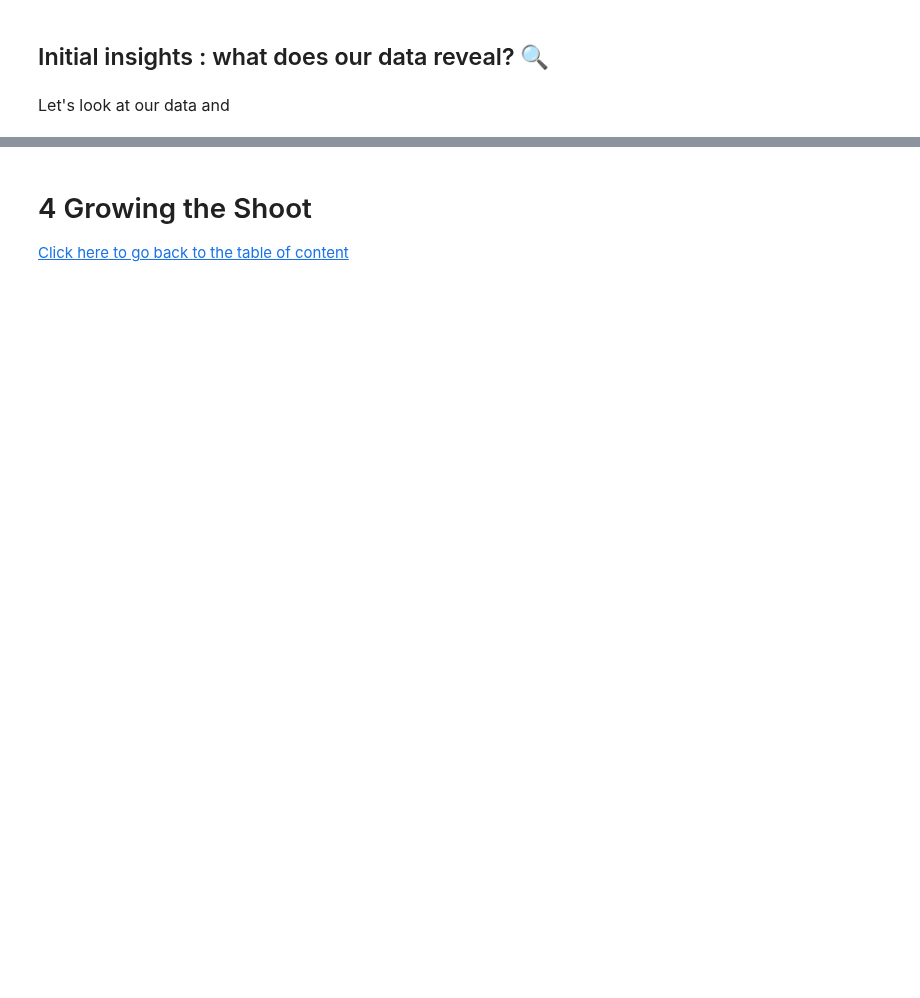
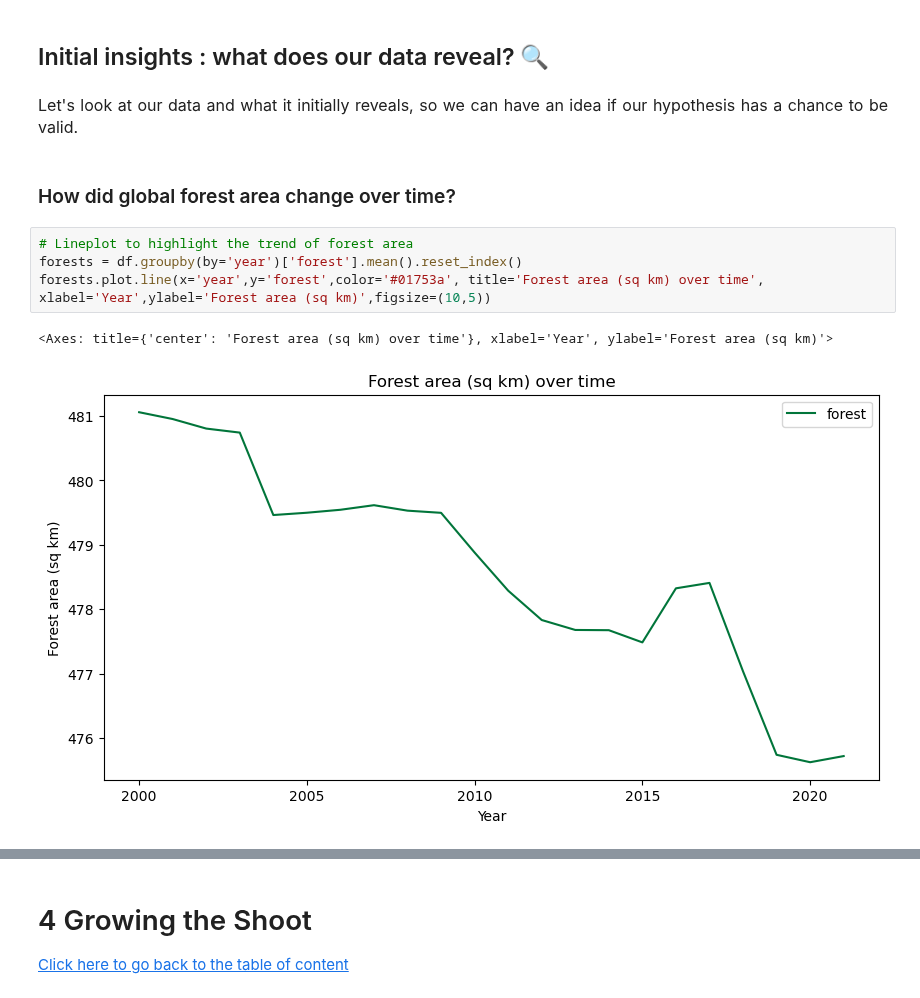
Before and after one commit to ZeliaDec/DataScience, a Jupyter notebook: Final_submission.ipynb, the cells around one changed output, grey strips where cells are left out. Drawn from its saved outputs; the diff is of its cells as text; blank space fills up the shorter version.

```diff
--- a/Final_submission.ipynb
+++ b/Final_submission.ipynb
@@ -99,4 +109,13 @@ The relationship between corn expansion and deforestation is shaped by numerous
 # %% [markdown]
 ## Initial insights : what does our data reveal? 🔍
 # %% [markdown]
-<p style="font-family: 'Trebuchet', sans-serif; font-size:16px;text-align:justify;line-height: 1.6;">  Let's look at our data and
+<p style="font-family: 'Trebuchet', sans-serif; font-size:16px;text-align:justify;line-height: 1.6;">  Let's look at our data and what it initially reveals, so we can have an idea if our hypothesis has a chance to be valid. </p>
+# %% [markdown]
+### How did global forest area change over time?
+# %%
+# Lineplot to highlight the trend of forest area
+forests = df.groupby(by='year')['forest'].mean().reset_index()
+forests.plot.line(x='year',y='forest',color='#01753a', title='Forest area (sq km) over time', xlabel='Year',ylabel='Forest area (sq km)',figsize=(10,5))
+# %% [output]
+<Axes: title={'center': 'Forest area (sq km) over time'}, xlabel='Year', ylabel='Forest area (sq km)'>
+[figure, added]
```
Also changed, not shown: parts of 28 cells of this notebook.
